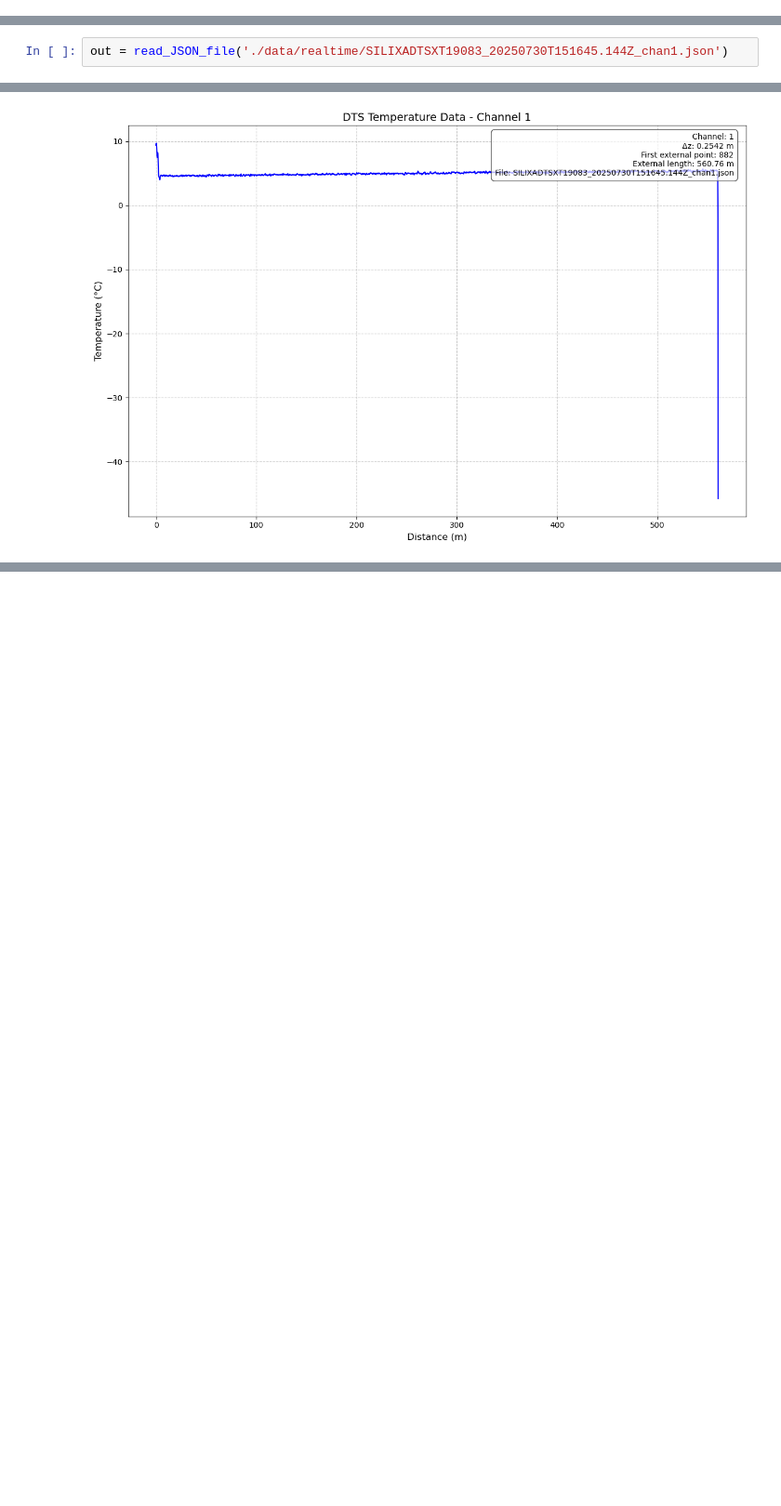
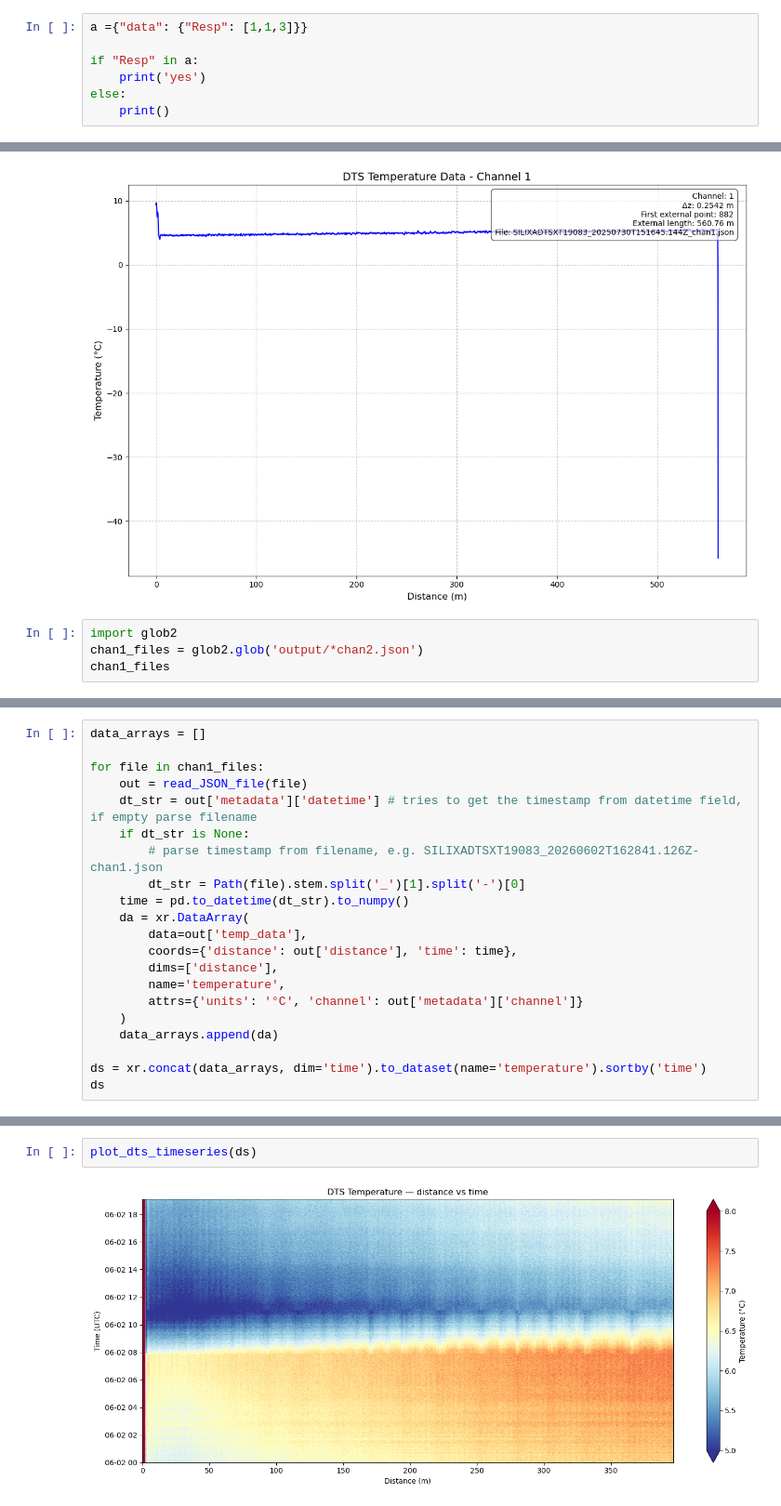
Before and after one commit to OceanNetworksCanada/onc_dts_data, a Jupyter notebook: notebooks/4.0-aschlesin_Plot_JSON_Data.ipynb, the cells around one changed output, grey strips where cells are left out. Shown at 93% size. Saved outputs shown, nothing was run; the diff lists cells and outputs as text; blank space fills up the shorter version.

Commit message:
Modified scripts to plot xarray data (distance versus time).

```diff
--- a/notebooks/4.0-aschlesin_Plot_JSON_Data.ipynb
+++ b/notebooks/4.0-aschlesin_Plot_JSON_Data.ipynb
@@ -10,3 +12,10 @@ import numpy as np
+# %%
+a ={"data": {"Resp": [1,1,3]}}
+
+if "Resp" in a:
+    print('yes')
+else:
+    print()
 # %% [markdown]
 #### Read the saved JSON file and extract data information for plotting
 # %%
@@ -245,5 +254,3 @@ def plot_dts_data(file_data: Dict[str, Any],
 
     # Display the plot
     plt.show()
-# %%
-out = read_JSON_file('./data/realtime/SILIXADTSXT19083_20250730T151645.144Z_chan1.json')
@@ -251,3 +273,7 @@ out = read_JSON_file('./data/realtime/SILIXADTSXT19083_20250730T151645.144Z_chan
 plot_dts_data(out)
 # %% [output]
 [figure]
+# %%
+import glob2
+chan1_files = glob2.glob('output/*chan2.json')
+chan1_files
@@ -253,0 +313,21 @@ plot_dts_data(out)
+# %%
+data_arrays = []
+
+for file in chan1_files:
+    out = read_JSON_file(file)
+    dt_str = out['metadata']['datetime'] # tries to get the timestamp from datetime field, if empty parse filename
+    if dt_str is None:
+        # parse timestamp from filename, e.g. SILIXADTSXT19083_20260602T162841.126Z-chan1.json
+        dt_str = Path(file).stem.split('_')[1].split('-')[0]
+    time = pd.to_datetime(dt_str).to_numpy()
+    da = xr.DataArray(
+        data=out['temp_data'],
+        coords={'distance': out['distance'], 'time': time},
+        dims=['distance'],
+        name='temperature',
+        attrs={'units': '°C', 'channel': out['metadata']['channel']}
+    )
+    data_arrays.append(da)
+
+ds = xr.concat(data_arrays, dim='time').to_dataset(name='temperature').sortby('time')
+ds
@@ -253,0 +387,4 @@ plot_dts_data(out)
+# %%
+plot_dts_timeseries(ds)
+# %% [output]
+[figure, added]
```
Also changed, not shown: parts of 7 cells of this notebook, 1 other file.
